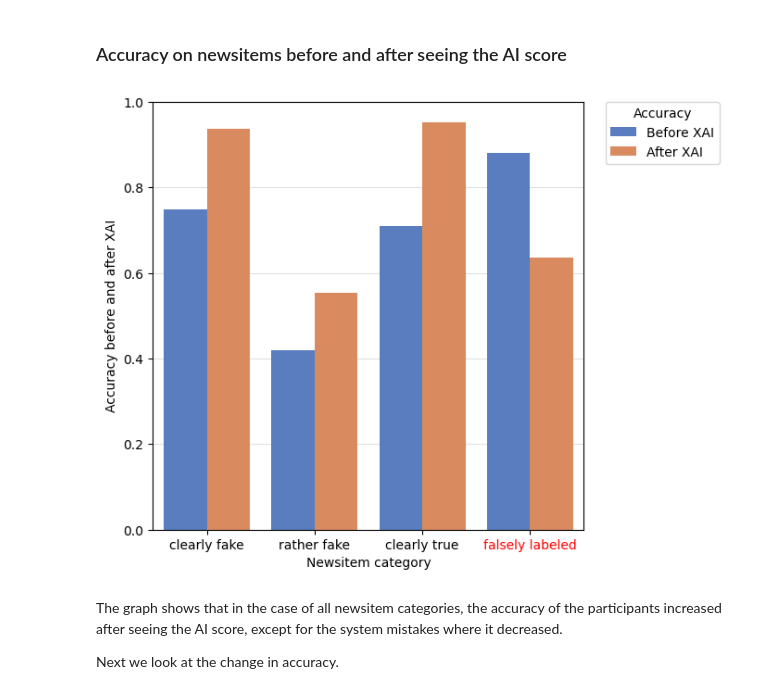
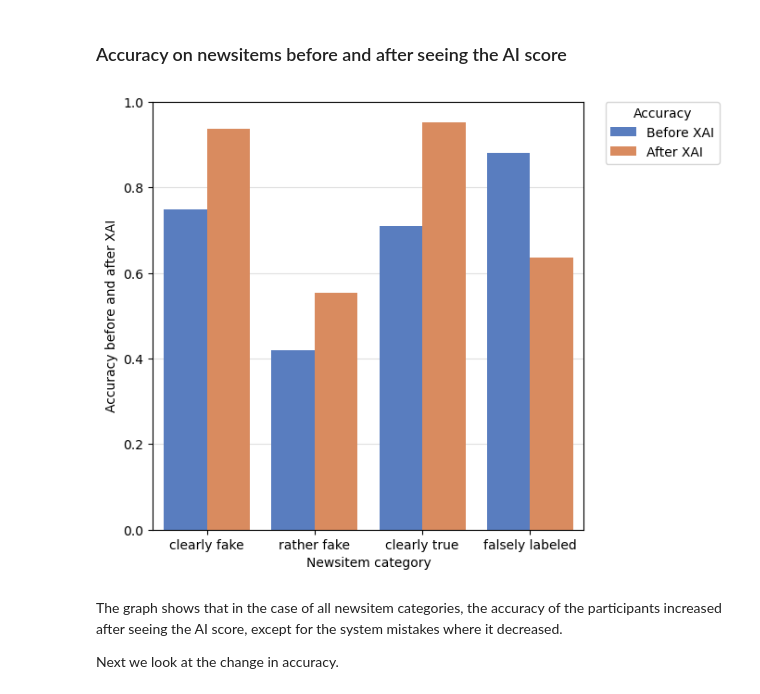
Before and after one commit to csomorbalazs/xai-experiment, a Jupyter notebook: postprocessing/Data_Analysis_XAI.ipynb, the cells around one changed output. Drawn from its saved outputs; the diff is of its cells as text; code cells hidden in the pictures.

```diff
--- a/postprocessing/Data_Analysis_XAI.ipynb
+++ b/postprocessing/Data_Analysis_XAI.ipynb
@@ -796,33 +796,29 @@ performance_df["accuracy-diff"] = performance_df["rating-after-correct"] - perfo
 # %%
 # transform data to long format
 data = performance_df[["newsitem_category", "rating-before-correct", "rating-after-correct"]].melt(id_vars=["newsitem_category"], var_name="measure", value_name="rating")
 
 fig, ax = plt.subplots(figsize=(6, 6))
 sns.barplot(x="newsitem_category", y="rating",
   hue="measure",
   data=data,
   ax=ax,
   palette="muted",
   order=["clearly fake", "rather fake", "clearly true", "falsely labeled"]
   )
 
 # rename legend labels
 handles, labels = ax.get_legend_handles_labels()
 # put legend outside of plot
 ax.legend(handles=handles, labels=["Before XAI", "After XAI"], title="Accuracy", bbox_to_anchor=(1.05, 1), loc=2, borderaxespad=0.)
 
 
 ax.set_ylabel("Accuracy before and after XAI")
 ax.set_xlabel("Newsitem category")
 
-for tick in ax.get_xticklabels():
-    if tick.get_text() == "falsely labeled":
-        tick.set_color("red")
-
 ax.set_axisbelow(True)
 ax.yaxis.grid(True, which='major', color='grey', alpha=.25)
 # %% [output]
-[figure, old version]
+[figure, new version]
 # %% [markdown]
 The graph shows that in the case of all newsitem categories, the accuracy of the participants increased after seeing the AI score, except for the system mistakes where it decreased.
 
```
Also changed, not shown: parts of 12 cells of this notebook.
